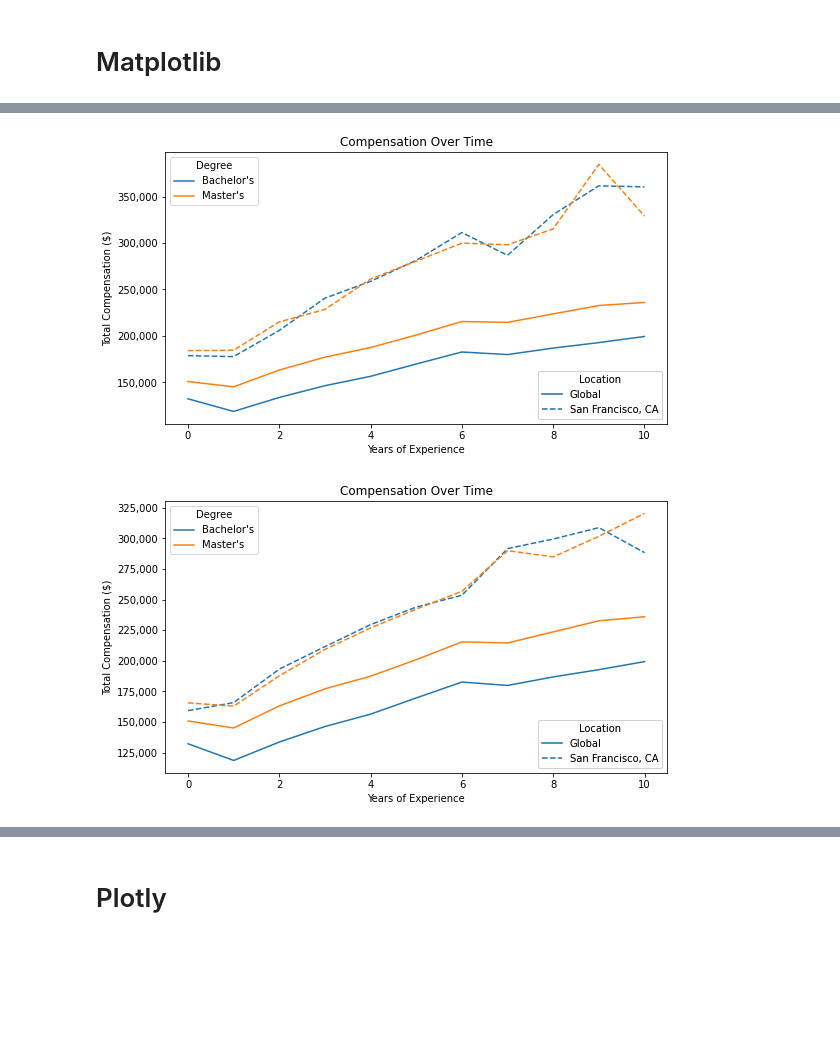
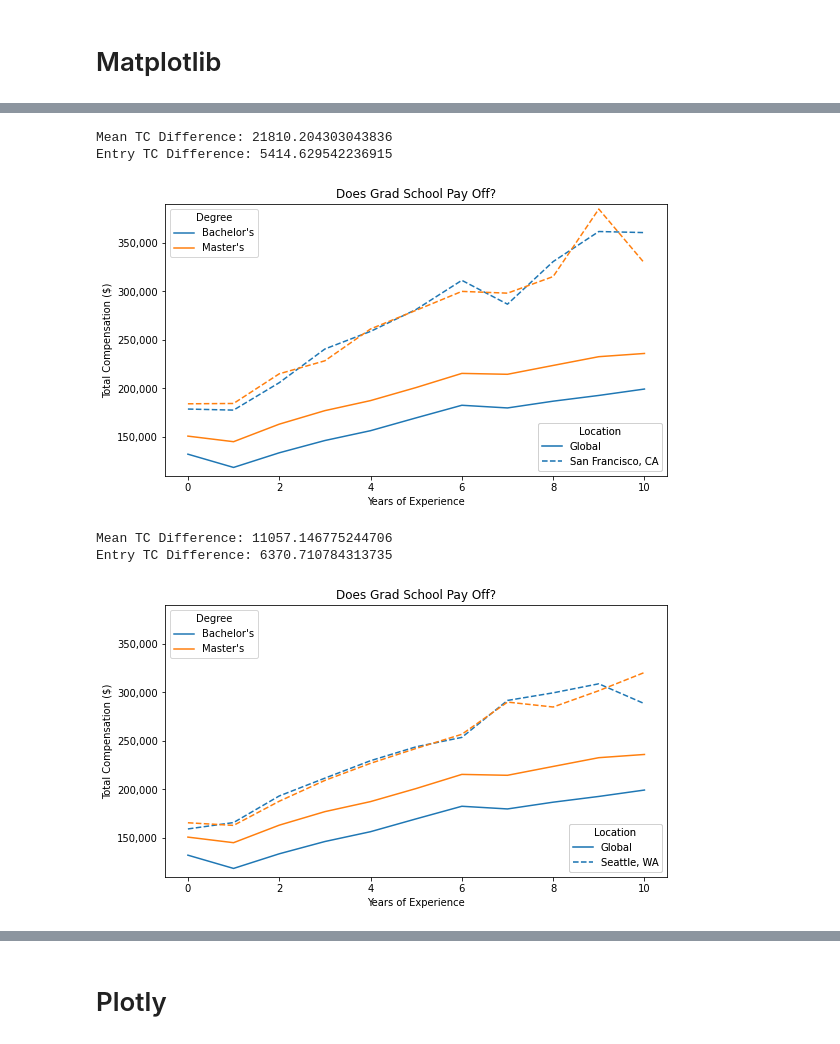
Before and after one commit to yu-lily/salary-analysis, a Jupyter notebook: 1.3-one_pager.ipynb, the cells around one changed output, grey strips where cells are left out. Drawn from its saved outputs; the diff is of its cells as text; code cells hidden in the pictures; blank space fills up the shorter version.

```diff
--- a/1.3-one_pager.ipynb
+++ b/1.3-one_pager.ipynb
@@ -28,6 +28,7 @@ def plot_base():
     grped.columns = grped.columns.map('_'.join)
     grped['lower'] = grped['tc_mean'] - grped['tc_std']
     grped['upper'] = grped['tc_mean'] + grped['tc_std']
+    plt.ylim([110000, 390000])
 
     sns.lineplot(data=grped, x='yoe_total', y='tc_mean', hue='degree')
 
@@ -36,10 +37,19 @@ def labels(ax):
     ax.add_artist(l1)
     ax.set_ylabel("Total Compensation ($)")
     ax.set_xlabel("Years of Experience")
-    ax.set_title("Compensation Over Time")
+    ax.set_title("Does Grad School Pay Off?")
+    ax.get_yaxis().set_major_formatter(
+        FuncFormatter(lambda x, p: format(int(x), ',')))
 
 def plot_dotted(temp_df):
     grped = temp_df.groupby(['degree', 'yoe_total']).agg({'tc': ['mean', 'median', 'std']})
     grped.columns = grped.columns.map('_'.join)
 
     sns.lineplot(data=grped, x='yoe_total', y='tc_mean', hue='degree', linestyle = '--')
+
+def get_tc_diff(df):
+    mean_tc = df.groupby('degree')['tc'].mean()
+    print(f"Mean TC Difference: {mean_tc['master'] - mean_tc['bachelor']}")
+    mean_tc_no_yoe = df[df['yoe_total'] == 0].groupby('degree')['tc'].mean()
+    print(f"Entry TC Difference: {mean_tc_no_yoe['master'] - mean_tc_no_yoe['bachelor']}")
+    return
@@ -60,33 +78,35 @@ plot_base()
 
 temp_df = df[df['location'] == 'San Francisco, CA']
 plot_dotted(temp_df)
+get_tc_diff(temp_df)
 
 labels(ax)
 
 lines = ax.get_lines()
 l2 = plt.legend([lines[i] for i in [0, 4]],['Global','San Francisco, CA'], loc=4, title='Location')
-ax.get_yaxis().set_major_formatter(
-    FuncFormatter(lambda x, p: format(int(x), ',')))
 ax.add_artist(l2)
 
-plt.savefig('./vis/fig4.png')
+plt.savefig('./vis/2-sf.png', dpi=200)
 # %% [output]
+Mean TC Difference: 21810.204303043836
+Entry TC Difference: 5414.629542236915
-[figure, old version]
+[figure, new version]
 # %%
 ax = plt.gca()
 
 plot_base()
 
 temp_df = df[df['location'] == 'Seattle, WA']
 plot_dotted(temp_df)
+get_tc_diff(temp_df)
 
 labels(ax)
 
 lines = ax.get_lines()
-l2 = plt.legend([lines[i] for i in [0, 4]],['Global','San Francisco, CA'], loc=4, title='Location')
-ax.get_yaxis().set_major_formatter(
-    FuncFormatter(lambda x, p: format(int(x), ',')))
+l2 = plt.legend([lines[i] for i in [0, 4]],['Global','Seattle, WA'], loc=4, title='Location')
 ax.add_artist(l2)
-plt.savefig('./vis/fig4.png')
+plt.savefig('./vis/3-seattle.png', dpi=200)
 # %% [output]
+Mean TC Difference: 11057.146775244706
+Entry TC Difference: 6370.710784313735
-[figure, old version]
+[figure, new version]
```
Also changed, not shown: parts of 8 cells of this notebook, 8 other files.
